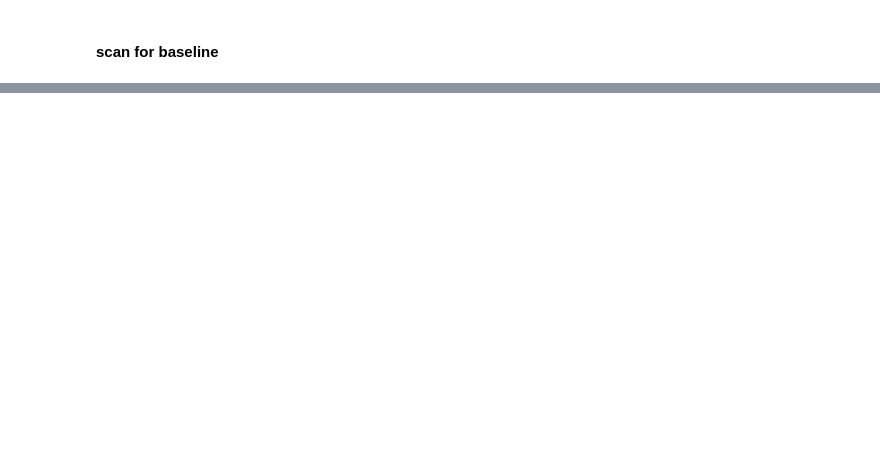
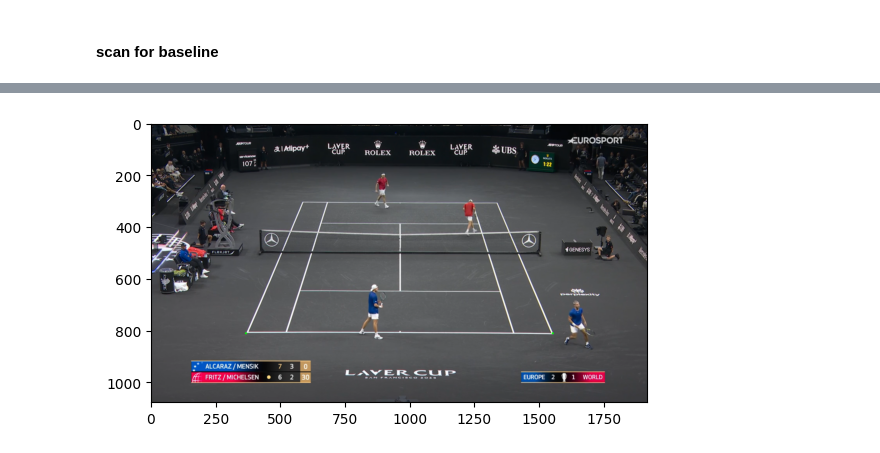
Before and after one commit to polymorvic/tennis-court-detection, a Jupyter notebook: notebooks/roi copy 2.ipynb, the cells around one changed output, grey strips where cells are left out. Drawn from its saved outputs; the diff is of its cells as text; code cells hidden in the pictures; blank space fills up the shorter version.

```diff
--- a/notebooks/roi copy 2.ipynb
+++ b/notebooks/roi copy 2.ipynb
@@ -407,0 +58,15 @@ array([852., 849., 849., 852., 852., 852., 852., 853., 853., 853., 854.,
+# %%
+intersections = compute_intersections_for_line(baseline, sidelines, img)
+# %%
+left_outer_intersection = get_boundary_horizontal_intercection(intersections, 'left')
+right_outer_intersection = get_boundary_horizontal_intercection(intersections, 'right')
+
+left_inner_intersection = get_next_intersection_by_margin(img, intersections, left_outer_intersection, 'right')
+right_inner_intersection = get_next_intersection_by_margin(img, intersections, right_outer_intersection, 'left')
+# %%
+img_copy = img.copy()
+cv2.circle(img_copy, left_outer_intersection.point, 4, (0,255,0), -1)
+cv2.circle(img_copy, right_outer_intersection.point, 4, (0,255,0), -1)
+display_img(img_copy)
+# %% [output]
+[figure, added]
```
Also changed, not shown: parts of 51 cells of this notebook.
